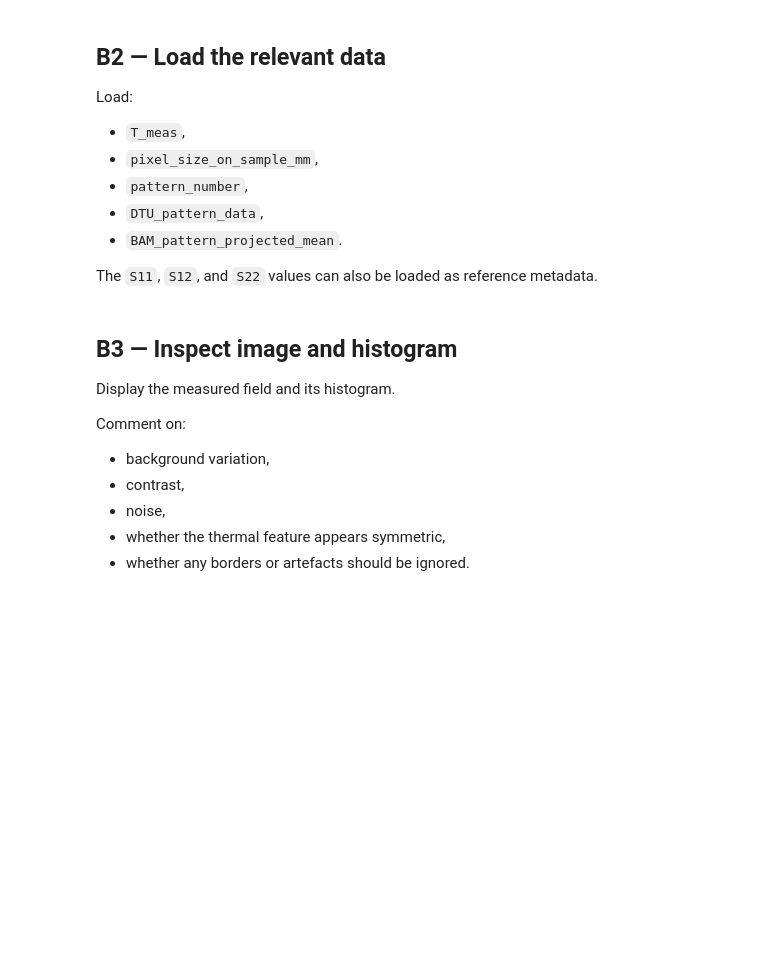
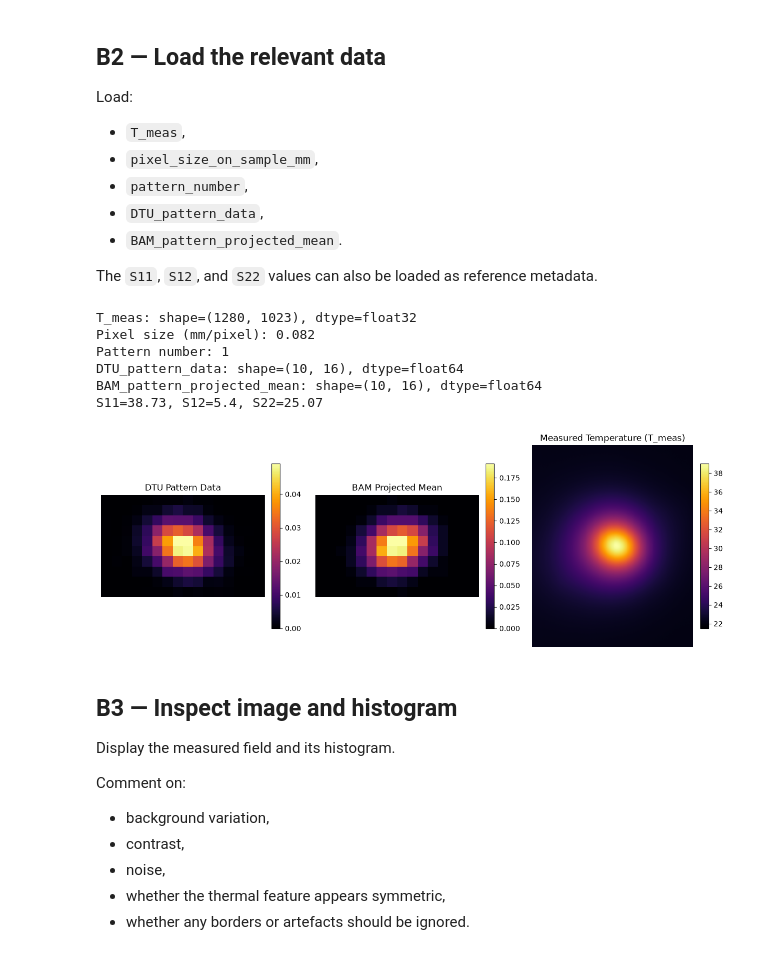
Before and after one commit to DelaneyGarikayi/OIP-Project-, a Jupyter notebook: notebooks/project/oip_final_project.ipynb, the cells around one changed output. Cells and saved outputs as stored; diff of their text form; code cells hidden in the pictures; blank space fills up the shorter version.

```diff
--- a/notebooks/project/oip_final_project.ipynb
+++ b/notebooks/project/oip_final_project.ipynb
@@ -454,13 +474,45 @@ Load:
 
 The `S11`, `S12`, and `S22` values can also be loaded as reference metadata.
 # %%
-# Load the dataset
-# YOUR CODE HERE
-raise NotImplementedError()
+with h5py.File(h5_path, "r") as f:
+    T_meas = f["T_meas"][()]
+    pixel_size_on_sample_mm = f["pixel_size_on_sample_mm"][()]
+    pattern_number = f["pattern_number"][()]
+    DTU_pattern_data = f["DTU_pattern_data"][()]
+    BAM_pattern_projected_mean = f["BAM_pattern_projected_mean"][()]
+    S11 = f["S11"][()]
+    S12 = f["S12"][()]
+    S22 = f["S22"][()]
+
+print(f"T_meas: shape={T_meas.shape}, dtype={T_meas.dtype}")
+print(f"Pixel size (mm/pixel): {pixel_size_on_sample_mm}")
+print(f"Pattern number: {pattern_number}")
+
+for name, array in [
+    ("DTU_pattern_data", DTU_pattern_data),
+    ("BAM_pattern_projected_mean", BAM_pattern_projected_mean),
+]:
+    print(f"{name}: shape={array.shape}, dtype={array.dtype}")
+
+print(f"S11={S11}, S12={S12}, S22={S22}")
+# %% [output]
+T_meas: shape=(1280, 1023), dtype=float32
+Pixel size (mm/pixel): 0.082
+Pattern number: 1
+DTU_pattern_data: shape=(10, 16), dtype=float64
+BAM_pattern_projected_mean: shape=(10, 16), dtype=float64
+S11=38.73, S12=5.4, S22=25.07
 # %%
-# Plot relevant data (source, projected, measured)
-# YOUR CODE HERE
-raise NotImplementedError()
+
+fig, axes = plt.subplots(1, 3, figsize=(15, 5))
+plot_titles = ["DTU Pattern Data", "BAM Projected Mean", "Measured Temperature (T_meas)"]
+for ax, data, title in zip(axes, [DTU_pattern_data, BAM_pattern_projected_mean, T_meas], plot_titles):
+    im = ax.imshow(data, cmap="inferno")
+    ax.set_title(title)
+    ax.axis("off")
+    fig.colorbar(im, ax=ax, fraction=0.046, pad=0.04)
+# %% [output]
+[figure, added]
 # %% [markdown]
 ## B3 — Inspect image and histogram
 
```
Also changed, not shown: parts of 5 cells of this notebook.
